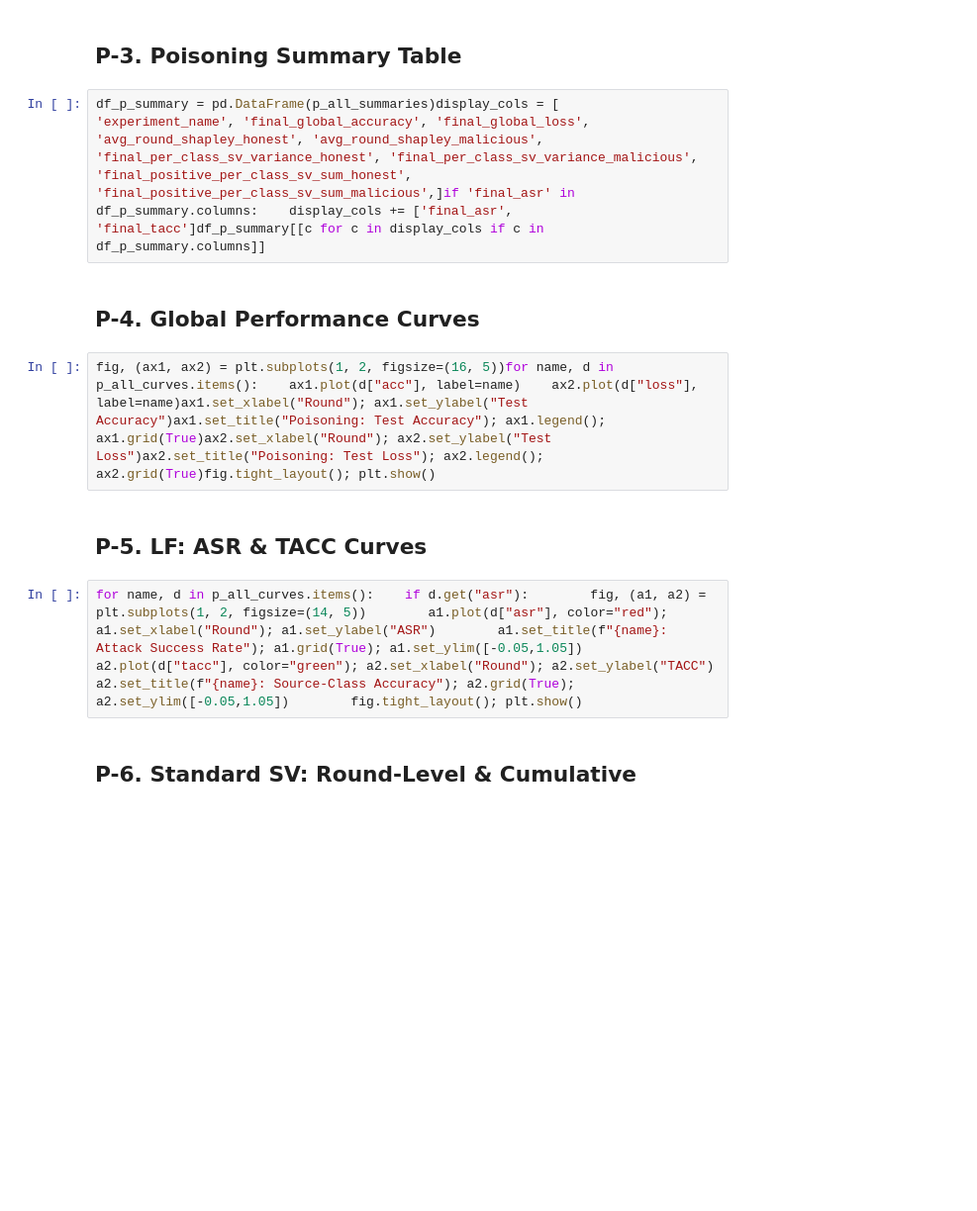
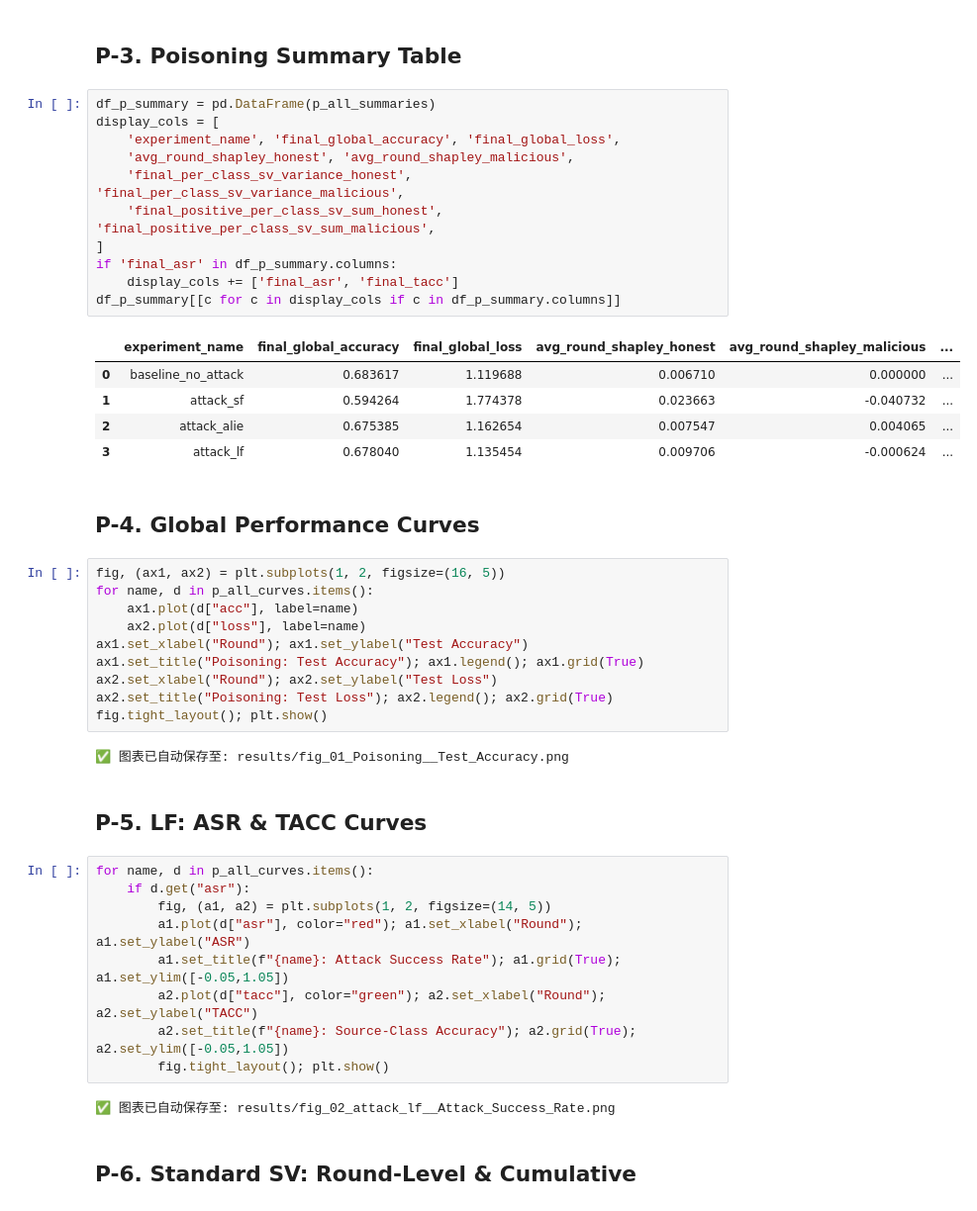
Before and after one commit to isaac-sun/20NEWS-FL, a Jupyter notebook: notebook_colab.ipynb, the cells around one changed output. Shown at 99% size. Saved outputs shown, nothing was run; the diff lists cells and outputs as text; blank space fills up the shorter version.

```diff
--- a/notebook_colab.ipynb
+++ b/notebook_colab.ipynb
@@ -860,15 +1121,49 @@ import os, copy, timeos.environ['OMP_NUM_THREADS'] = '1'import numpy as npimport
 # %% [markdown]
 ## P-3. Poisoning Summary Table
 # %%
-df_p_summary = pd.DataFrame(p_all_summaries)display_cols = [    'experiment_name', 'final_global_accuracy', 'final_global_loss',    'avg_round_shapley_honest', 'avg_round_shapley_malicious',    'final_per_class_sv_variance_honest', 'final_per_class_sv_variance_malicious',    'final_positive_per_class_sv_sum_honest', 'final_positive_per_class_sv_sum_malicious',]if 'final_asr' in df_p_summary.columns:    display_cols += ['final_asr', 'final_tacc']df_p_summary[[c for c in display_cols if c in df_p_summary.columns]]
+df_p_summary = pd.DataFrame(p_all_summaries)
+display_cols = [
+    'experiment_name', 'final_global_accuracy', 'final_global_loss',
+    'avg_round_shapley_honest', 'avg_round_shapley_malicious',
+    'final_per_class_sv_variance_honest', 'final_per_class_sv_variance_malicious',
+    'final_positive_per_class_sv_sum_honest', 'final_positive_per_class_sv_sum_malicious',
+]
+if 'final_asr' in df_p_summary.columns:
+    display_cols += ['final_asr', 'final_tacc']
+df_p_summary[[c for c in display_cols if c in df_p_summary.columns]]
+# %% [output]
+|  | experiment_name | final_global_accuracy | final_global_loss | avg_round_shapley_honest | avg_round_shapley_malicious | ... |
+| 0 | baseline_no_attack | 0.683617 | 1.119688 | 0.006710 | 0.000000 | ... |
+| 1 | attack_sf | 0.594264 | 1.774378 | 0.023663 | -0.040732 | ... |
+| 2 | attack_alie | 0.675385 | 1.162654 | 0.007547 | 0.004065 | ... |
+| 3 | attack_lf | 0.678040 | 1.135454 | 0.009706 | -0.000624 | ... |
 # %% [markdown]
 ## P-4. Global Performance Curves
 # %%
-fig, (ax1, ax2) = plt.subplots(1, 2, figsize=(16, 5))for name, d in p_all_curves.items():    ax1.plot(d["acc"], label=name)    ax2.plot(d["loss"], label=name)ax1.set_xlabel("Round"); ax1.set_ylabel("Test Accuracy")ax1.set_title("Poisoning: Test Accuracy"); ax1.legend(); ax1.grid(True)ax2.set_xlabel("Round"); ax2.set_ylabel("Test Loss")ax2.set_title("Poisoning: Test Loss"); ax2.legend(); ax2.grid(True)fig.tight_layout(); plt.show()
+fig, (ax1, ax2) = plt.subplots(1, 2, figsize=(16, 5))
+for name, d in p_all_curves.items():
+    ax1.plot(d["acc"], label=name)
+    ax2.plot(d["loss"], label=name)
+ax1.set_xlabel("Round"); ax1.set_ylabel("Test Accuracy")
+ax1.set_title("Poisoning: Test Accuracy"); ax1.legend(); ax1.grid(True)
+ax2.set_xlabel("Round"); ax2.set_ylabel("Test Loss")
+ax2.set_title("Poisoning: Test Loss"); ax2.legend(); ax2.grid(True)
+fig.tight_layout(); plt.show()
+# %% [output]
+✅ 图表已自动保存至: results/fig_01_Poisoning__Test_Accuracy.png
 # %% [markdown]
 ## P-5. LF: ASR & TACC Curves
 # %%
-for name, d in p_all_curves.items():    if d.get("asr"):        fig, (a1, a2) = plt.subplots(1, 2, figsize=(14, 5))        a1.plot(d["asr"], color="red"); a1.set_xlabel("Round"); a1.set_ylabel("ASR")        a1.set_title(f"{name}: Attack Success Rate"); a1.grid(True); a1.set_ylim([-0.05,1.05])        a2.plot(d["tacc"], color="green"); a2.set_xlabel("Round"); a2.set_ylabel("TACC")        a2.set_title(f"{name}: Source-Class Accuracy"); a2.grid(True); a2.set_ylim([-0.05,1.05])        fig.tight_layout(); plt.show()
+for name, d in p_all_curves.items():
+    if d.get("asr"):
+        fig, (a1, a2) = plt.subplots(1, 2, figsize=(14, 5))
+        a1.plot(d["asr"], color="red"); a1.set_xlabel("Round"); a1.set_ylabel("ASR")
+        a1.set_title(f"{name}: Attack Success Rate"); a1.grid(True); a1.set_ylim([-0.05,1.05])
+        a2.plot(d["tacc"], color="green"); a2.set_xlabel("Round"); a2.set_ylabel("TACC")
+        a2.set_title(f"{name}: Source-Class Accuracy"); a2.grid(True); a2.set_ylim([-0.05,1.05])
+        fig.tight_layout(); plt.show()
+# %% [output]
+✅ 图表已自动保存至: results/fig_02_attack_lf__Attack_Success_Rate.png
 # %% [markdown]
 ## P-6. Standard SV: Round-Level & Cumulative
 # %%
```
Also changed, not shown: parts of 17 cells of this notebook.
